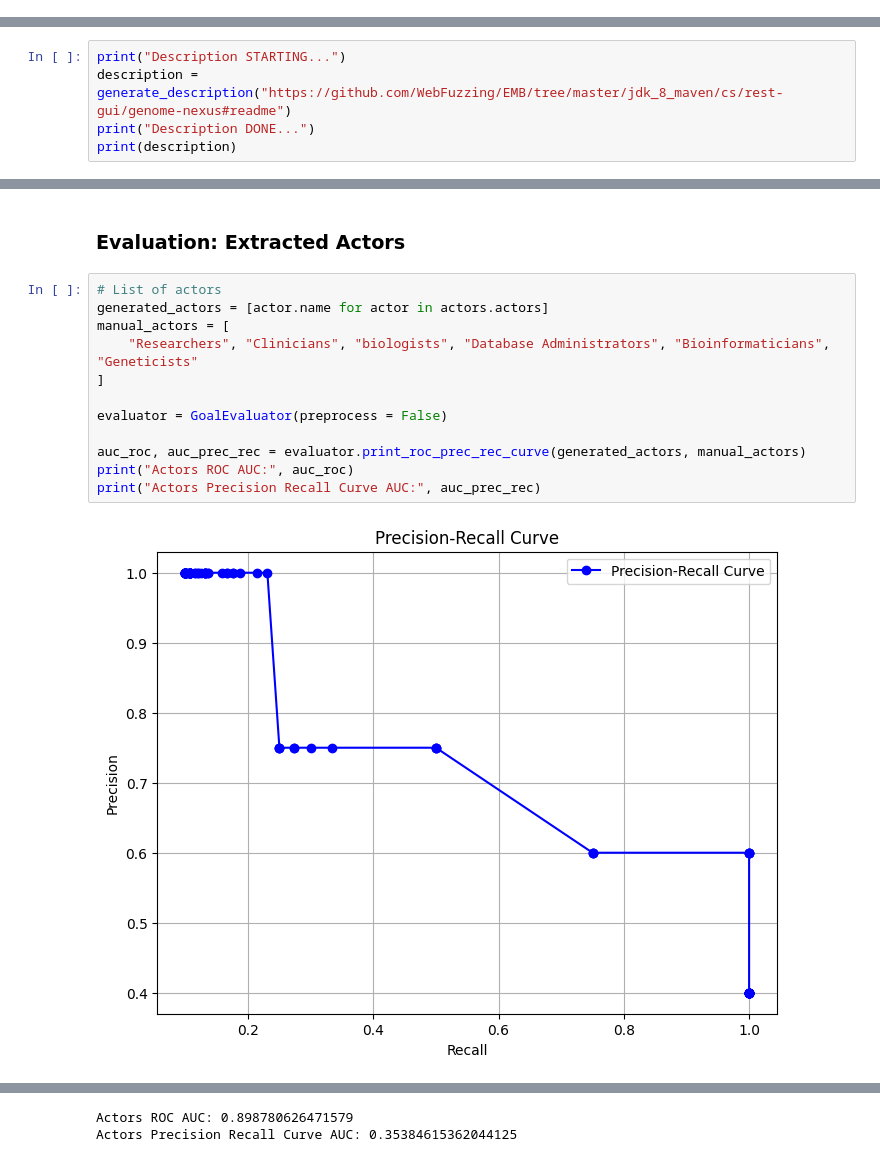
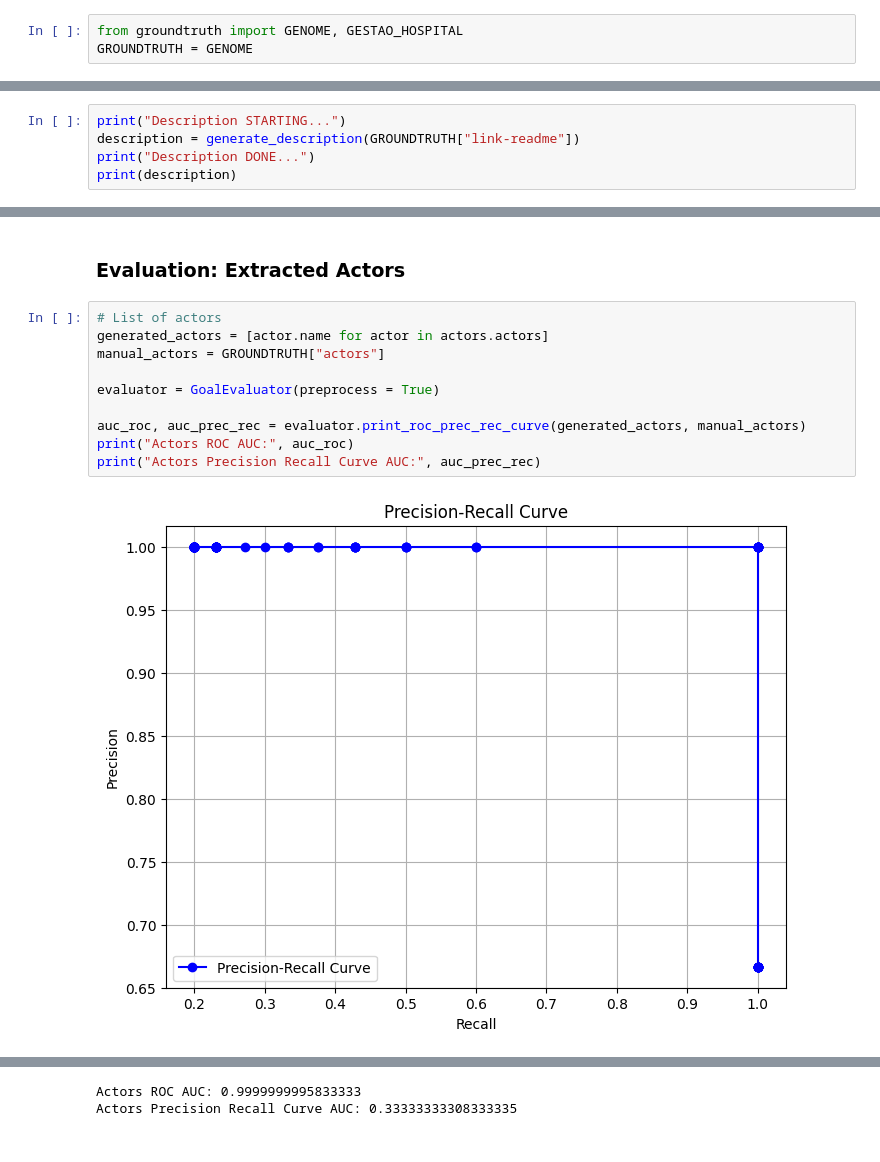
Before and after one commit to dadoluca/LLM_Agent-Goal_Oriented_API_Alignement, a Jupyter notebook: notebook/experiments.ipynb, the cells around one changed output, grey strips where cells are left out. Cells and saved outputs as stored; diff of their text form.

Commit message:
inserted case study project choice among multiple projects, generalized the code and created the groundtruth.py file

```diff
--- a/notebook/experiments.ipynb
+++ b/notebook/experiments.ipynb
@@ -10,3 +25,6 @@ from src.examples.shot_learning import ShotPromptingMode
+# %%
+from groundtruth import GENOME, GESTAO_HOSPITAL
+GROUNDTRUTH = GENOME
 # %% [markdown]
 # Experiments
 # %%
@@ -15,7 +33,7 @@ SHOTS_NUMBER = ShotPromptingMode.FEW_SHOT
 ### Description Generation
 # %%
 print("Description STARTING...")
-description = generate_description("https://github.com/WebFuzzing/EMB/tree/master/jdk_8_maven/cs/rest-gui/genome-nexus#readme")
+description = generate_description(GROUNDTRUTH["link-readme"])
 print("Description DONE...")
 print(description)
 # %% [output]
@@ -245,14 +209,12 @@ Low Level Goals Precision Recall Curve AUC: 0.22859740701484177
 # %%
 # List of actors
 generated_actors = [actor.name for actor in actors.actors]
-manual_actors = [
-    "Researchers", "Clinicians", "biologists", "Database Administrators", "Bioinformaticians", "Geneticists"
-]
+manual_actors = GROUNDTRUTH["actors"]
 
-evaluator = GoalEvaluator(preprocess = False)
+evaluator = GoalEvaluator(preprocess = True)
 
 auc_roc, auc_prec_rec = evaluator.print_roc_prec_rec_curve(generated_actors, manual_actors)
 print("Actors ROC AUC:", auc_roc)
 print("Actors Precision Recall Curve AUC:", auc_prec_rec)
 # %% [output]
-[figure, old version]
+[figure, new version]
@@ -260,2 +222,2 @@ print("Actors Precision Recall Curve AUC:", auc_prec_rec)
-Actors ROC AUC: 0.898780626471579
-Actors Precision Recall Curve AUC: 0.35384615362044125
+Actors ROC AUC: 0.9999999995833333
+Actors Precision Recall Curve AUC: 0.33333333308333335
```
Also changed, not shown: parts of 14 cells of this notebook, 2 other files.
